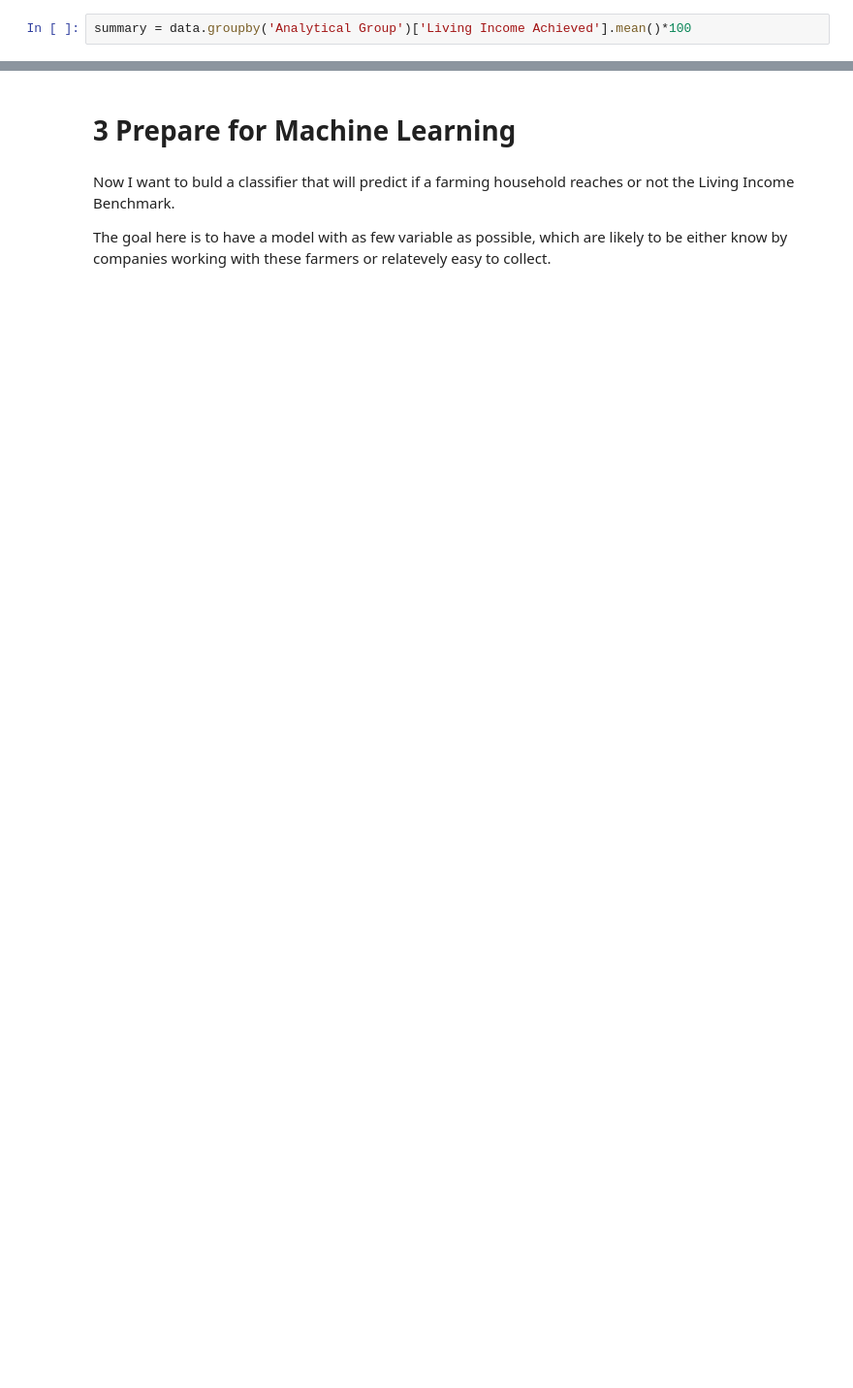
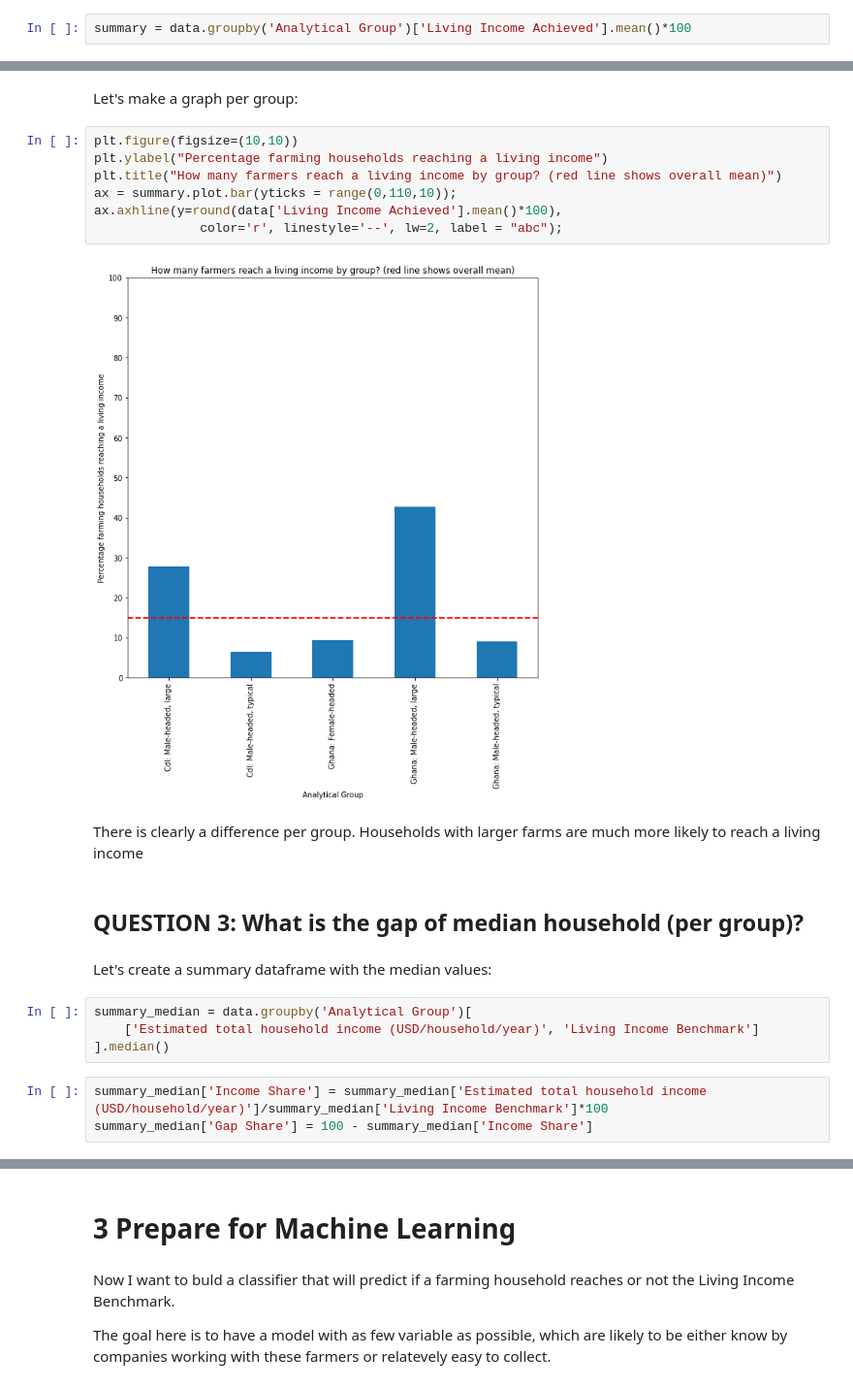
Before and after one commit to mtyszler/LivingIncomeModel, a Jupyter notebook: LivingIncomeAnalysis.ipynb, the cells around one changed output, grey strips where cells are left out. Shown at 97% size. Saved outputs shown, nothing was run; the diff lists cells and outputs as text; blank space fills up the shorter version.

```diff
--- a/LivingIncomeAnalysis.ipynb
+++ b/LivingIncomeAnalysis.ipynb
@@ -817,0 +818,24 @@ summary.plot.bar();
+# %% [markdown]
+Let's make a graph per group:
+# %%
+plt.figure(figsize=(10,10))
+plt.ylabel("Percentage farming households reaching a living income")
+plt.title("How many farmers reach a living income by group? (red line shows overall mean)")
+ax = summary.plot.bar(yticks = range(0,110,10));
+ax.axhline(y=round(data['Living Income Achieved'].mean()*100),
+              color='r', linestyle='--', lw=2, label = "abc");
+# %% [output]
+[figure, added]
+# %% [markdown]
+There is clearly a difference per group. Households with larger farms are much more likely to reach a living income
+# %% [markdown]
+## QUESTION 3: What is the gap of median household (per group)?
+# %% [markdown]
+Let's create a summary dataframe with the median values:
+# %%
+summary_median = data.groupby('Analytical Group')[
+    ['Estimated total household income (USD/household/year)', 'Living Income Benchmark']
+].median()
+# %%
+summary_median['Income Share'] = summary_median['Estimated total household income (USD/household/year)']/summary_median['Living Income Benchmark']*100
+summary_median['Gap Share'] = 100 - summary_median['Income Share']
```
Also changed, not shown: parts of 60 cells of this notebook.
